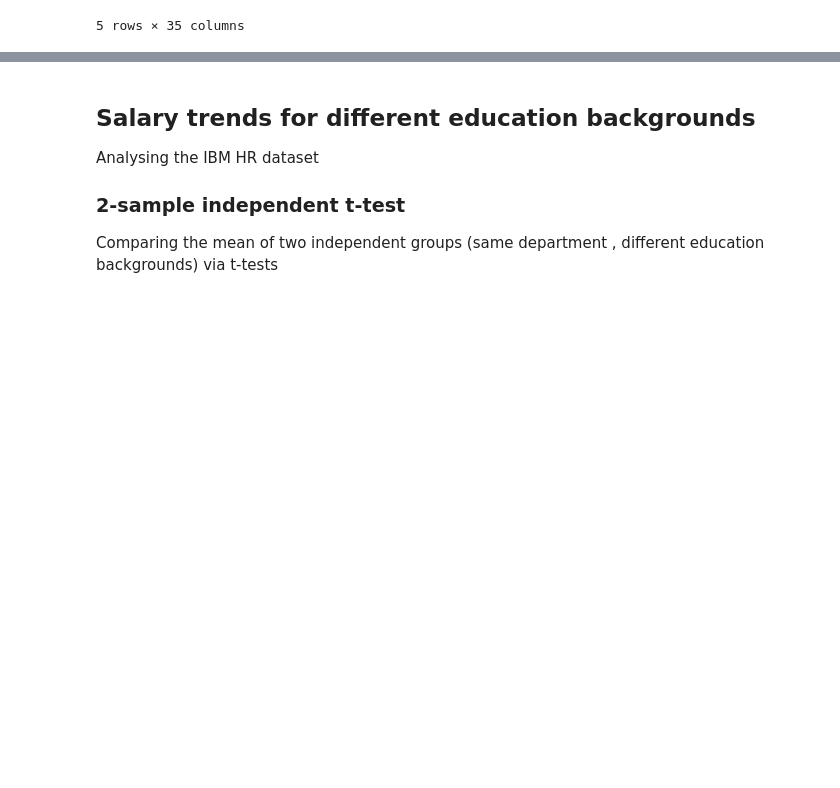
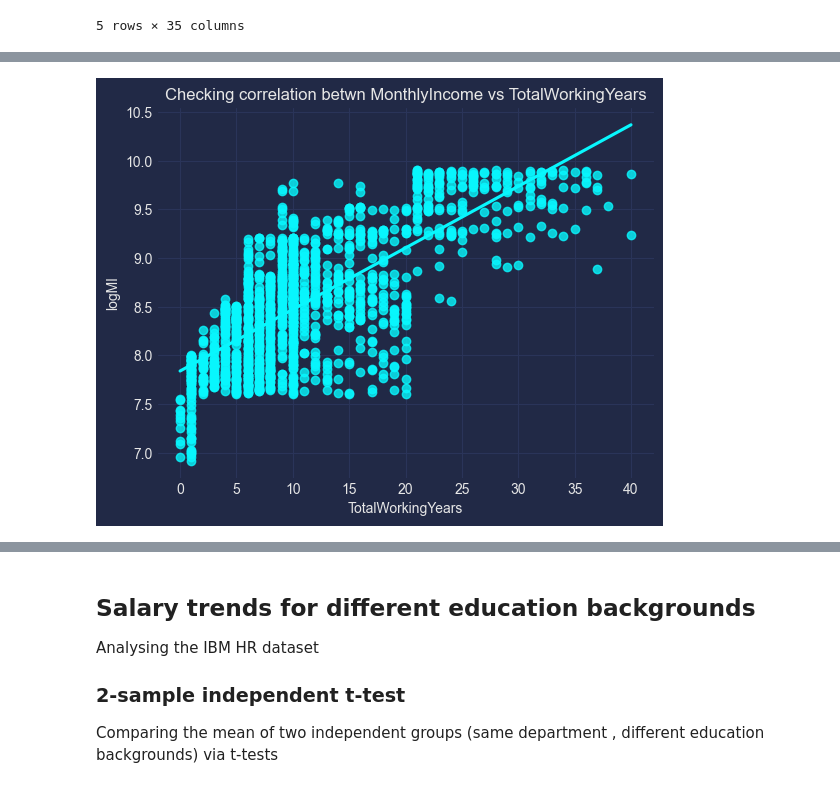
Before and after one commit to abhijeet-bhambere/python-ml-trail, a Jupyter notebook: ml_revision_1.ipynb, the cells around one changed output, grey strips where cells are left out. Cells and saved outputs as stored; diff of their text form; code cells hidden in the pictures; blank space fills up the shorter version.

```diff
--- a/ml_revision_1.ipynb
+++ b/ml_revision_1.ipynb
@@ -643,0 +734,4 @@ Name: count, dtype: int64
+# %%
+ibmhr_df2 = ibmhr_df[['TotalWorkingYears','MonthlyIncome', 'Age', 'JobLevel']]
+ibmhr_df2['logMI'] = np.log(ibmhr_df2['MonthlyIncome'])
+ibmhr_df2.head()
@@ -643,0 +745,6 @@ Name: count, dtype: int64
+# %%
+sns.regplot(x='TotalWorkingYears', y='logMI', data=ibmhr_df2, ci=None)
+plt.title("Checking correlation betwn MonthlyIncome vs TotalWorkingYears")
+plt.show()
+# %% [output]
+[figure, added]
```
Also changed, not shown: parts of 40 cells of this notebook.
